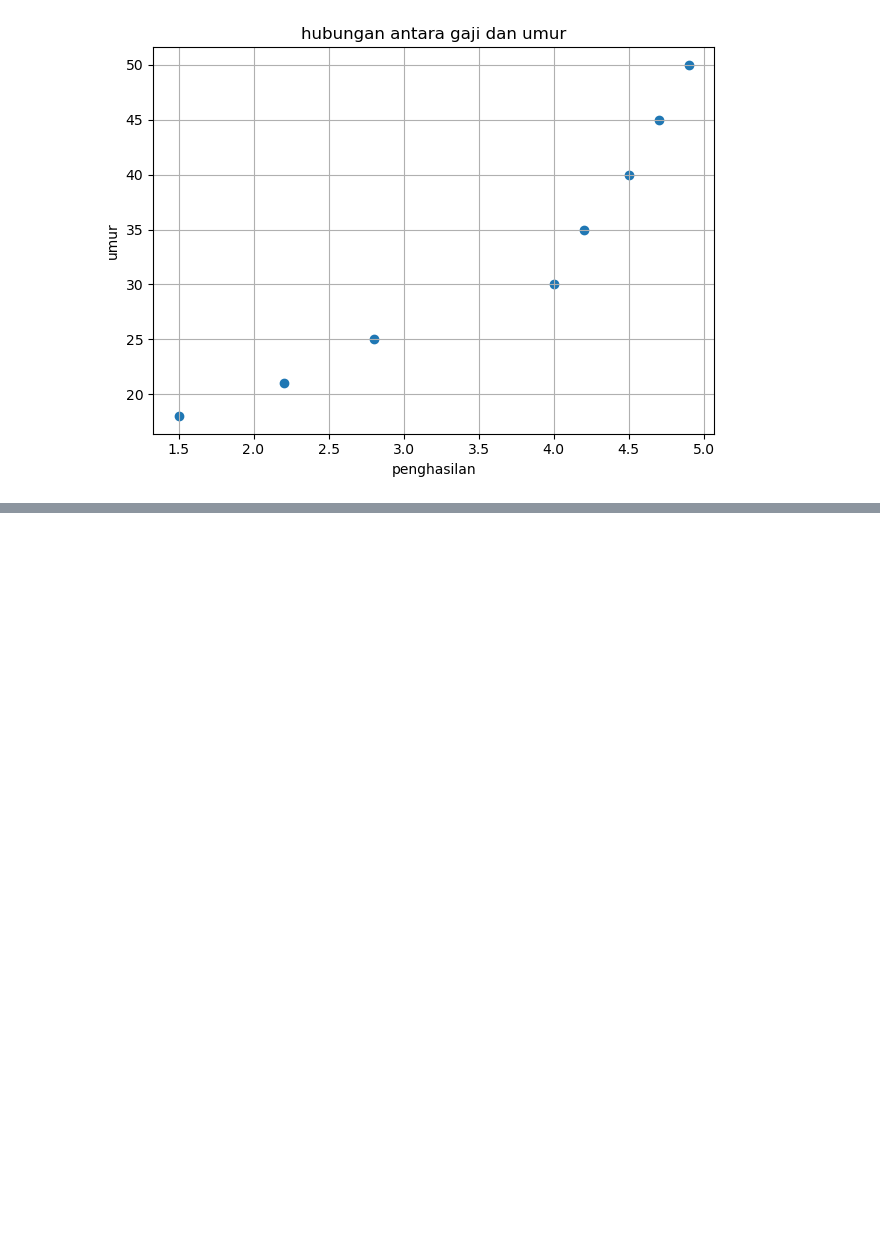
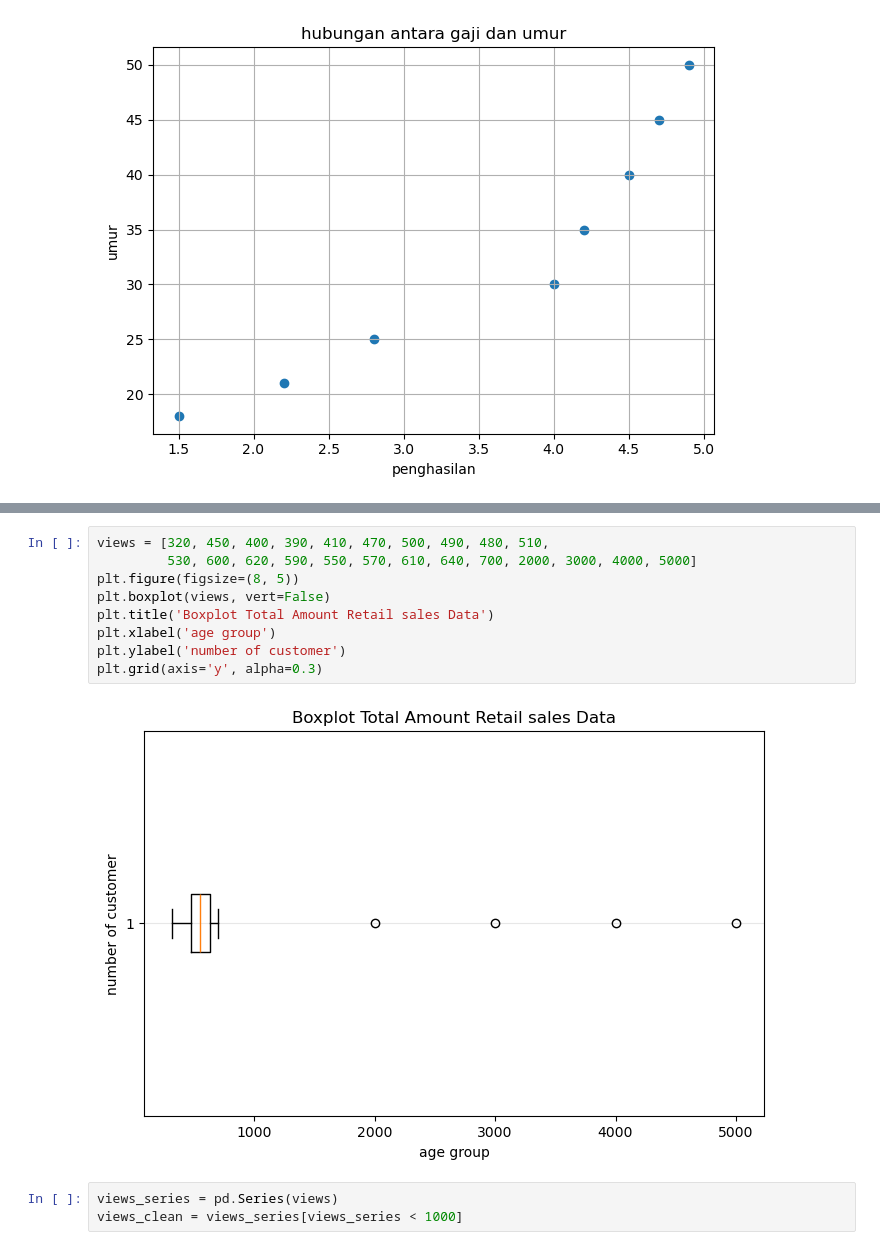
Before and after one commit to mhmmd-aziz/ML, a Jupyter notebook: week2/matplotlib.ipynb, the cells around one changed output, grey strips where cells are left out. Cells and saved outputs as stored; diff of their text form; blank space fills up the shorter version.

```diff
--- a/week2/matplotlib.ipynb
+++ b/week2/matplotlib.ipynb
@@ -141,0 +201,14 @@ plt.show
+# %%
+views = [320, 450, 400, 390, 410, 470, 500, 490, 480, 510,
+         530, 600, 620, 590, 550, 570, 610, 640, 700, 2000, 3000, 4000, 5000]
+plt.figure(figsize=(8, 5))
+plt.boxplot(views, vert=False)
+plt.title('Boxplot Total Amount Retail sales Data')
+plt.xlabel('age group')
+plt.ylabel('number of customer')
+plt.grid(axis='y', alpha=0.3)
+# %% [output]
+[figure, added]
+# %%
+views_series = pd.Series(views)
+views_clean = views_series[views_series < 1000]
```
Also changed, not shown: parts of 20 cells of this notebook, 5 other files.
